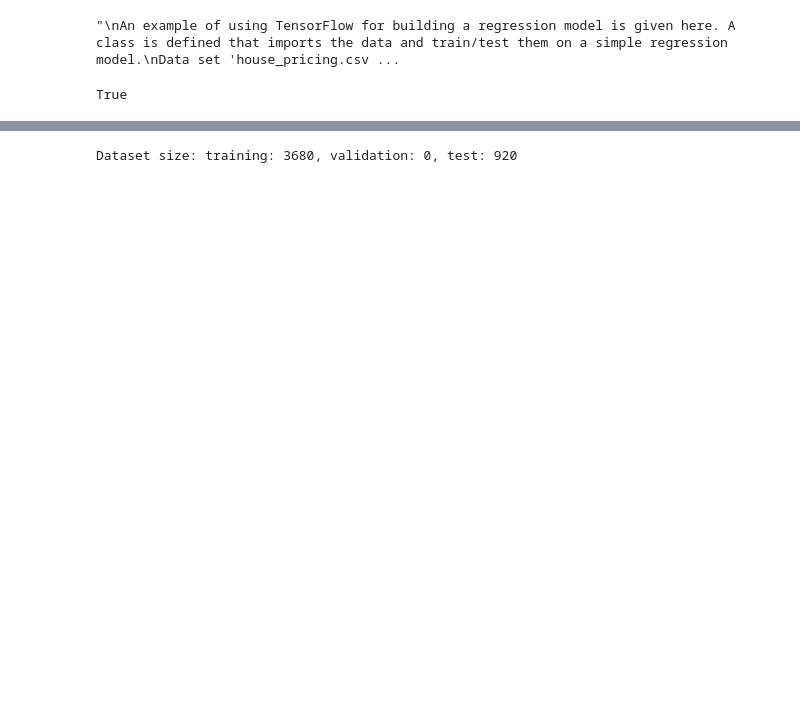
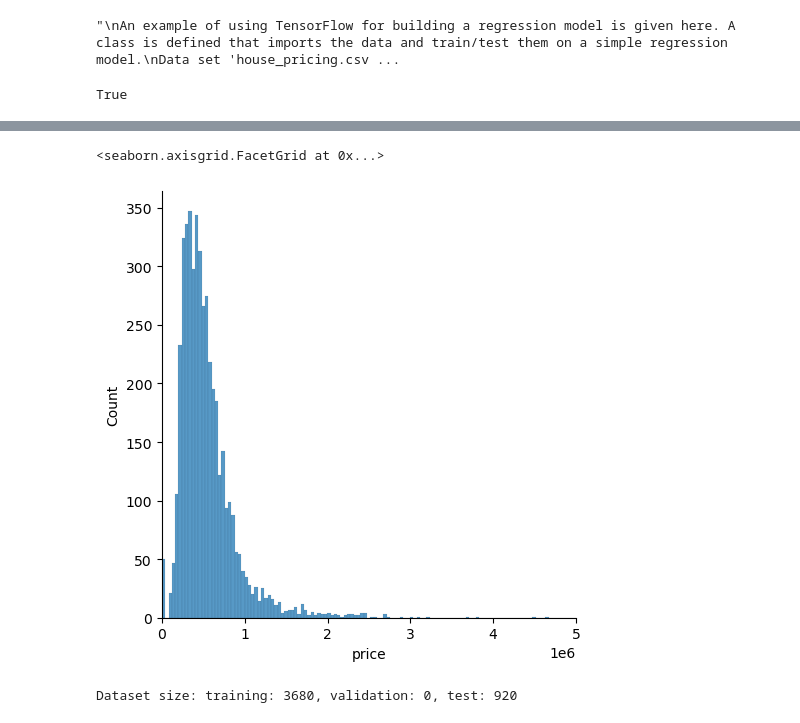
Before and after one commit to sunluelectric/notebooks, a Jupyter notebook: A Notebook on Probability, Statistics and Data Science/chapters/ch-python/python/tensorflow/house_pricing_prediction.ipynb, the cells around one changed output, grey strips where cells are left out. Cells and saved outputs as stored; diff of their text form; code cells hidden in the pictures; blank space fills up the shorter version.

```diff
--- a/A Notebook on Probability, Statistics and Data Science/chapters/ch-python/python/tensorflow/house_pricing_prediction.ipynb
+++ b/A Notebook on Probability, Statistics and Data Science/chapters/ch-python/python/tensorflow/house_pricing_prediction.ipynb
@@ -119,0 +124,6 @@ df_house_pricing
+# %%
+g = sns.displot(df_house_pricing['price'])
+g.set(xlim=(0, 5e6))
+# %% [output]
+<seaborn.axisgrid.FacetGrid at 0x...>
+[figure, added]
```
Also changed, not shown: parts of 6 cells of this notebook, 4 other files.
